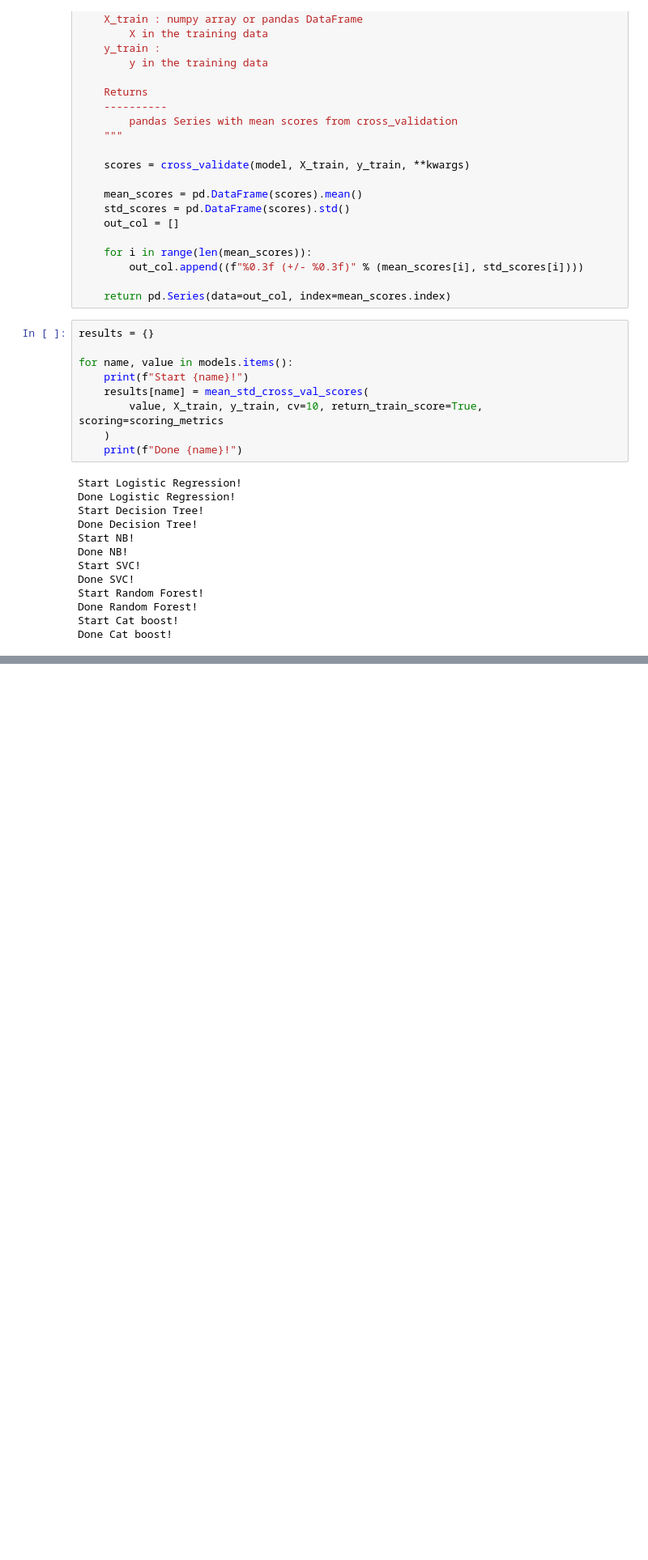
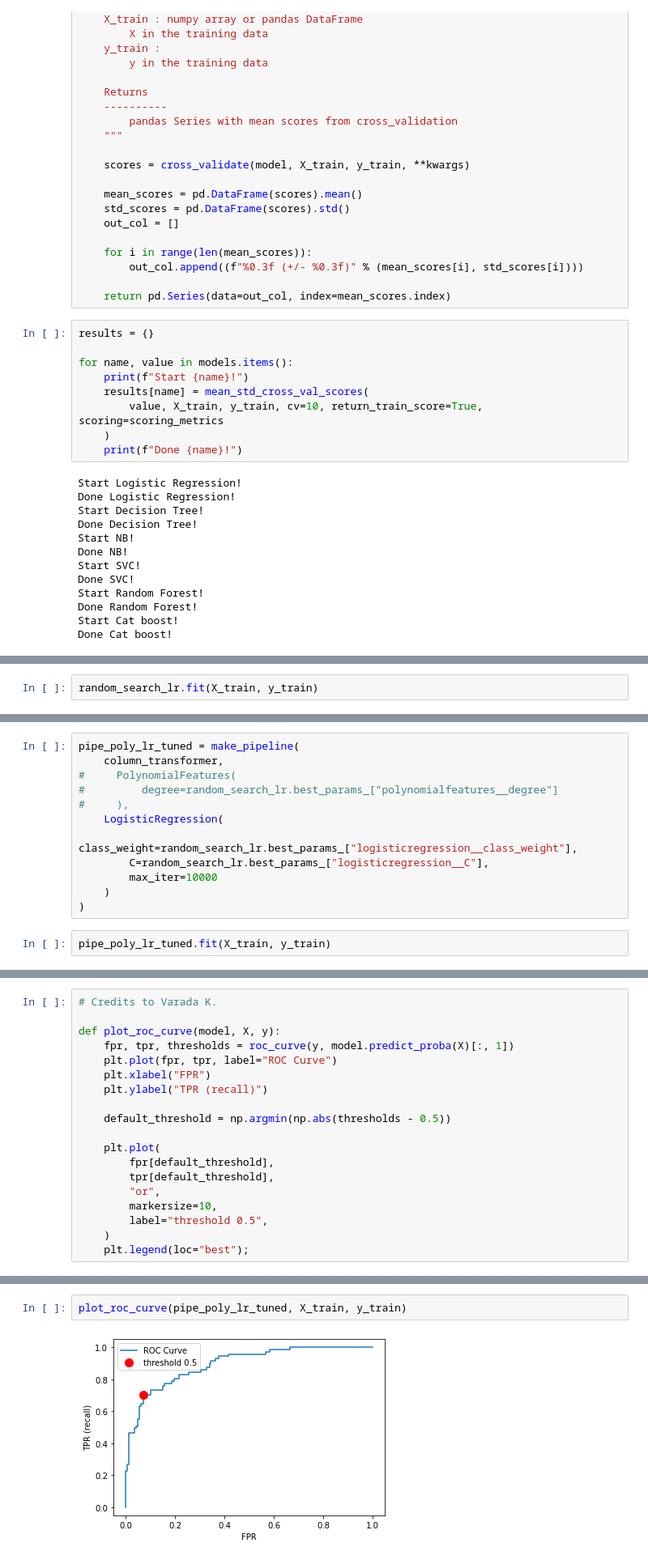
Before and after one commit to utkarshsaboo45/Heart-Failure, a Jupyter notebook: notebooks/model.ipynb, the cells around one changed output, grey strips where cells are left out. Shown: that part at 81% size. Cells and saved outputs as stored; diff of their text form; blank space fills up the shorter version.

Commit message:
Tune LR Params, Add PR and ROC Curves, Add Feature Importances

```diff
--- a/notebooks/model.ipynb
+++ b/notebooks/model.ipynb
@@ -320,0 +346,2 @@ pd.DataFrame(results)
+# %%
+random_search_lr.fit(X_train, y_train)
@@ -320,0 +394,14 @@ pd.DataFrame(results)
+# %%
+pipe_poly_lr_tuned = make_pipeline(
+    column_transformer,
+#     PolynomialFeatures(
+#         degree=random_search_lr.best_params_["polynomialfeatures__degree"]
+#     ),
+    LogisticRegression(
+        class_weight=random_search_lr.best_params_["logisticregression__class_weight"],
+        C=random_search_lr.best_params_["logisticregression__C"],
+        max_iter=10000
+    )
+)
+# %%
+pipe_poly_lr_tuned.fit(X_train, y_train)
@@ -320,0 +426,19 @@ pd.DataFrame(results)
+# %%
+# Credits to Varada K.
+
+def plot_roc_curve(model, X, y):
+    fpr, tpr, thresholds = roc_curve(y, model.predict_proba(X)[:, 1])
+    plt.plot(fpr, tpr, label="ROC Curve")
+    plt.xlabel("FPR")
+    plt.ylabel("TPR (recall)")
+
+    default_threshold = np.argmin(np.abs(thresholds - 0.5))
+
+    plt.plot(
+        fpr[default_threshold],
+        tpr[default_threshold],
+        "or",
+        markersize=10,
+        label="threshold 0.5",
+    )
+    plt.legend(loc="best");
@@ -320,0 +468,4 @@ pd.DataFrame(results)
+# %%
+plot_roc_curve(pipe_poly_lr_tuned, X_train, y_train)
+# %% [output]
+[figure, added]
```
Also changed, not shown: parts of 11 cells of this notebook.
